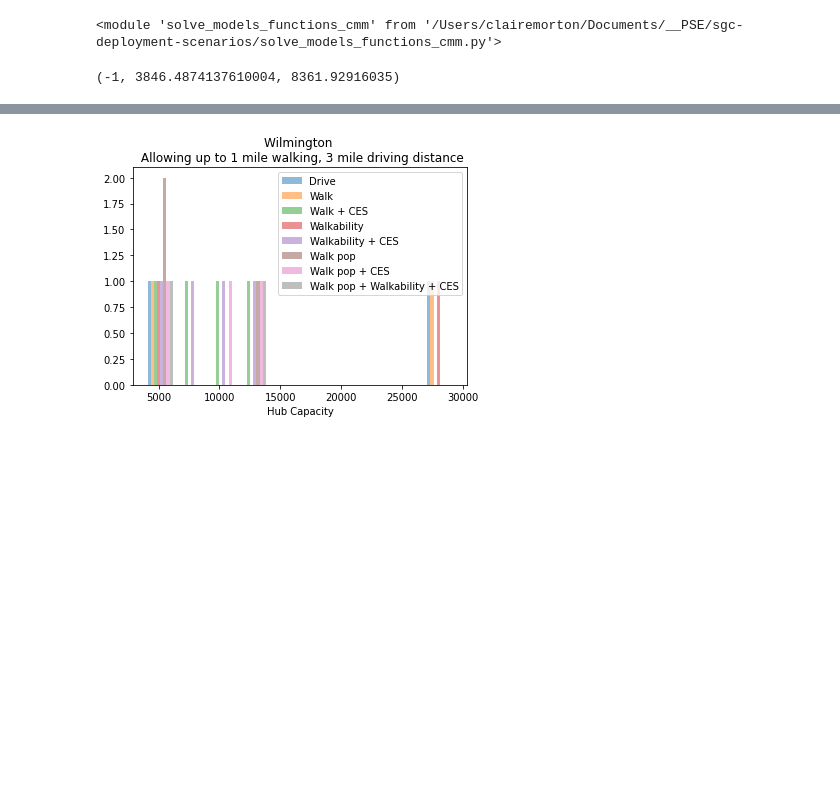
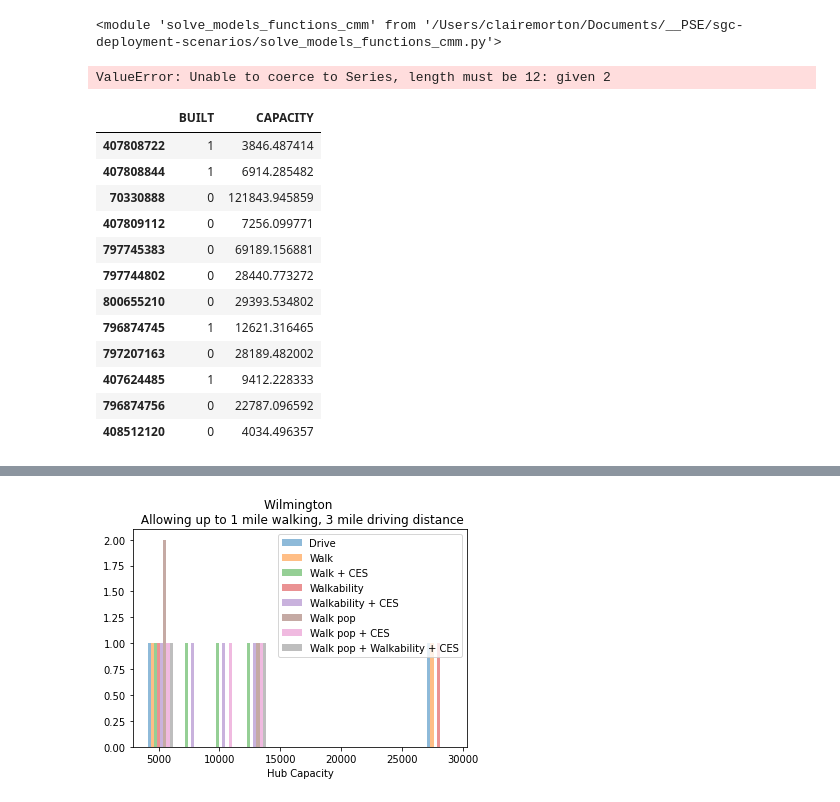
Before and after one commit to PSEHE/sgc-deployment-scenarios, a Jupyter notebook: model_comparison_wilmington_cmm.ipynb, the cells around one changed output, grey strips where cells are left out. Saved outputs shown, nothing was run; the diff lists cells and outputs as text; code cells hidden in the pictures; blank space fills up the shorter version.

```diff
--- a/model_comparison_wilmington_cmm.ipynb
+++ b/model_comparison_wilmington_cmm.ipynb
@@ -98,9 +90,9 @@ sites_gdf = gpd.GeoDataFrame(sites_df_raw, geometry = sites_geom, crs = nad83)
 for site, bg in sites_bgs_dict.items():
     sites_bgs_dict[site] = blockgroup_walkability_dict.get(bg)
 # %%
-site_cost_dict['407808722'], site_kw_occ_dict['407808722'], site_sqft_dict['407808722']
+# change the church near Tzu Chi clinic and the Senior center to have 0 cost
+site_cost_dict['407808844'] = 0 # senior center
+site_cost_dict['407808722'] = 0 # Tzu Chi church
-# %% [output]
-(-1, 3846.4874137610004, 8361.92916035)
 # %%
 # Run models
 # apply cost minimization combined function
@@ -108,18 +100,38 @@ site_cost_dict['407808722'], site_kw_occ_dict['407808722'], site_sqft_dict['4078
 max_cost = 5000000 # $ that we can spend on hubs
 max_distance_walk = 1
 max_distance_drive = 3
+to_build = ['407808844', '407808722']
 #dist_to_site_wilmington_df
-w_drive = model_pop_served_max(dist_to_site_wilmington_df, max_cost, max_distance_drive)
-w_walk = model_pop_served_max(dist_to_site_wilmington_walk_df, max_cost, max_distance_walk)
-w_walk_pop = model_pop_served_max(dist_to_site_wilmington_walk_df, max_cost, max_distance_walk, walk_pop = True)
-w_walk_ces = model_pop_served_max(dist_to_site_wilmington_walk_df, max_cost, max_distance_walk, CES = True)
-w_walkability = model_pop_served_max(scale_walkability(sites_bgs_dict.copy(), dist_to_site_wilmington_walk_df.copy()),
-                                                           max_cost, max_distance_walk, CES = False)
-w_walkability_ces = model_pop_served_max(scale_walkability(sites_bgs_dict.copy(), dist_to_site_wilmington_walk_df.copy()),
-                                                           max_cost, max_distance_walk, CES = True)
-w_walkability_ces_walk_pop = model_pop_served_max(scale_walkability(sites_bgs_dict.copy(), dist_to_site_wilmington_walk_df.copy()),
-                                                           max_cost, max_distance_walk, CES = True, walk_pop = True)
-w_ces_walk_pop = model_pop_served_max(dist_to_site_wilmington_df,
-                                                           max_cost, max_distance_walk, CES = True, walk_pop = True)
-w_walkability_walk_pop = model_pop_served_max(scale_walkability(sites_bgs_dict.copy(), dist_to_site_wilmington_walk_df.copy()),
-                                                           max_cost, max_distance_walk, CES = False, walk_pop = True)
+w_drive = model_pop_served_max(dist_to_site_wilmington_df.copy(), max_cost, max_distance_drive, to_build)
+w_walk = model_pop_served_max(dist_to_site_wilmington_walk_df.copy(), max_cost, max_distance_walk, to_build)
+w_walk_survey = model_pop_served_max_survey(dist_to_site_wilmington_walk_df.copy(), max_cost, to_build)
+#w_walk_pop = model_pop_served_max(dist_to_site_wilmington_walk_df.copy(), max_cost, max_distance_walk, walk_pop = True)
+#w_walk_ces = model_pop_served_max(dist_to_site_wilmington_walk_df.copy(), max_cost, max_distance_walk, CES = True)
+#w_walkability = model_pop_served_max(scale_walkability(sites_bgs_dict.copy(), dist_to_site_wilmington_walk_df.copy()),
+#                                                           max_cost, max_distance_walk, CES = False)
+#w_walkability_ces = model_pop_served_max(scale_walkability(sites_bgs_dict.copy(), dist_to_site_wilmington_walk_df.copy()),
+#                                                           max_cost, max_distance_walk, CES = True)
+#w_walkability_ces_walk_pop = model_pop_served_max(scale_walkability(sites_bgs_dict.copy(), dist_to_site_wilmington_walk_df.copy()),
+#                                                           max_cost, max_distance_walk, CES = True, walk_pop = True)
+#w_ces_walk_pop = model_pop_served_max(dist_to_site_wilmington_df.copy(),
+#                                                           max_cost, max_distance_walk, CES = True, walk_pop = True)
+#w_walkability_walk_pop = model_pop_served_max(scale_walkability(sites_bgs_dict.copy(), dist_to_site_wilmington_walk_df.copy()),
+#                                                           max_cost, max_distance_walk, CES = False, walk_pop = True)
+# %% [output]
+ValueError: Unable to coerce to Series, length must be 12: given 2
+# %%
+w_walk
+# %% [output]
+|  | BUILT | CAPACITY |
+| 407808722 | 1 | 3846.487414 |
+| 407808844 | 1 | 6914.285482 |
+| 70330888 | 0 | 121843.945859 |
+| 407809112 | 0 | 7256.099771 |
+| 797745383 | 0 | 69189.156881 |
+| 797744802 | 0 | 28440.773272 |
+| 800655210 | 0 | 29393.534802 |
+| 796874745 | 1 | 12621.316465 |
+| 797207163 | 0 | 28189.482002 |
+| 407624485 | 1 | 9412.228333 |
+| 796874756 | 0 | 22787.096592 |
+| 408512120 | 0 | 4034.496357 |
```
Also changed, not shown: parts of 5 cells of this notebook, 5 other files.
